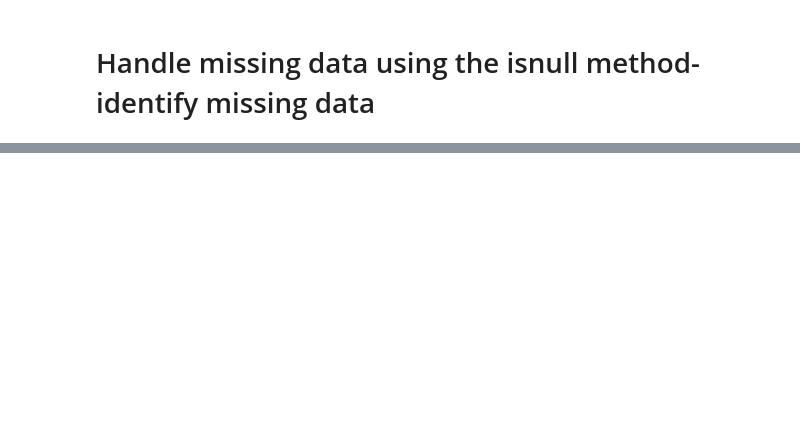
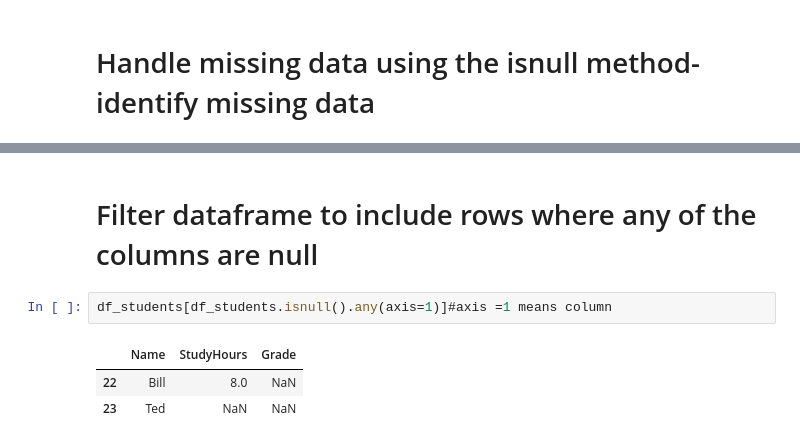
Before and after one commit to SanjilaGangaju/DataExploration-Numpy-Pandas, a Jupyter notebook: DataExploration.ipynb, the cells around one changed output, grey strips where cells are left out. Saved outputs shown, nothing was run; the diff lists cells and outputs as text; blank space fills up the shorter version.

```diff
--- a/DataExploration.ipynb
+++ b/DataExploration.ipynb
@@ -230,0 +210,8 @@ df_students.isnull()
+# %% [markdown]
+# Filter dataframe to include rows where any of the columns are null
+# %%
+df_students[df_students.isnull().any(axis=1)]#axis =1 means column
+# %% [output]
+|  | Name | StudyHours | Grade |
+| 22 | Bill | 8.0 | NaN |
+| 23 | Ted | NaN | NaN |
```
Also changed, not shown: parts of 21 cells of this notebook.
